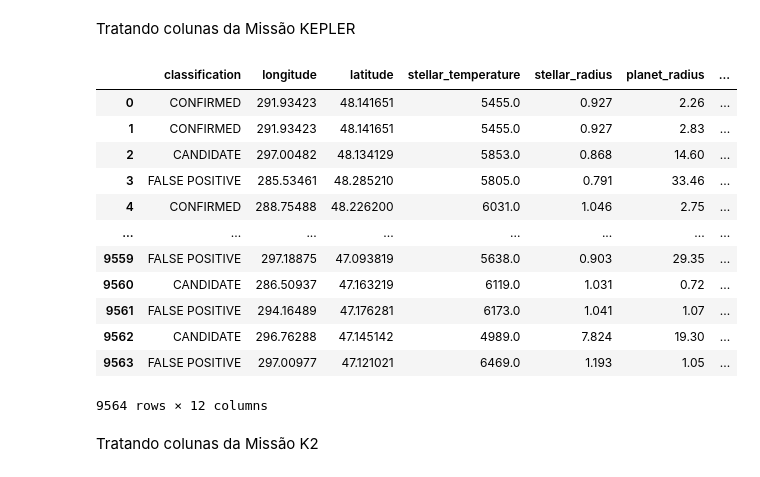
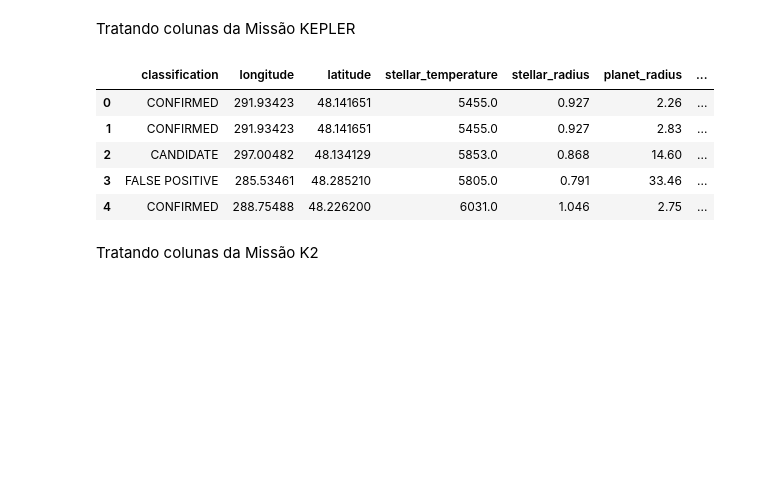
Before and after one commit to jnnastti/EstelarClass, a Jupyter notebook: EstelarClass.ipynb, the cells around one changed output. Saved outputs shown, nothing was run; the diff lists cells and outputs as text; code cells hidden in the pictures; blank space fills up the shorter version.

```diff
--- a/EstelarClass.ipynb
+++ b/EstelarClass.ipynb
@@ -15,45 +15,38 @@ kepler_columns = [
     'koi_teq',
     'koi_slogg',
     'koi_period',
-    'koi_duration',
+   # 'koi_duration',
     'koi_depth',
     'koi_insol'
 ]
 
 kepler_data = kepler[kepler_columns].copy()
 
 kepler_columns_name = {
     'koi_disposition': 'classification',
     'ra' : 'longitude',
     'dec' : 'latitude',
     'koi_steff' : 'stellar_temperature',
     'koi_srad' : 'stellar_radius',
     'koi_prad' : 'planet_radius',
     'koi_teq' : 'eq_temperature',
     'koi_slogg' : 'stellar_sur_gravity',
     'koi_period' : 'orbital_period',
-    'koi_duration' : 'duration',
+   # 'koi_duration' : 'duration',
     'koi_depth' : 'depth',
     'koi_insol' : 'insol_flux'
 }
 
 kepler_data.rename(columns=kepler_columns_name, inplace=True)
 
-kepler_data
+kepler_data.head(5)
 # %% [output]
 |  | classification | longitude | latitude | stellar_temperature | stellar_radius | planet_radius | ... |
 | 0 | CONFIRMED | 291.93423 | 48.141651 | 5455.0 | 0.927 | 2.26 | ... |
 | 1 | CONFIRMED | 291.93423 | 48.141651 | 5455.0 | 0.927 | 2.83 | ... |
 | 2 | CANDIDATE | 297.00482 | 48.134129 | 5853.0 | 0.868 | 14.60 | ... |
 | 3 | FALSE POSITIVE | 285.53461 | 48.285210 | 5805.0 | 0.791 | 33.46 | ... |
 | 4 | CONFIRMED | 288.75488 | 48.226200 | 6031.0 | 1.046 | 2.75 | ... |
-| ... | ... | ... | ... | ... | ... | ... | ... |
-| 9559 | FALSE POSITIVE | 297.18875 | 47.093819 | 5638.0 | 0.903 | 29.35 | ... |
-| 9560 | CANDIDATE | 286.50937 | 47.163219 | 6119.0 | 1.031 | 0.72 | ... |
-| 9561 | FALSE POSITIVE | 294.16489 | 47.176281 | 6173.0 | 1.041 | 1.07 | ... |
-| 9562 | CANDIDATE | 296.76288 | 47.145142 | 4989.0 | 7.824 | 19.30 | ... |
-| 9563 | FALSE POSITIVE | 297.00977 | 47.121021 | 6469.0 | 1.193 | 1.05 | ... |
-9564 rows × 12 columns
 # %% [markdown]
 Tratando colunas da Missão K2
 # %%
```
Also changed, not shown: parts of 20 cells of this notebook, 2 other files.
